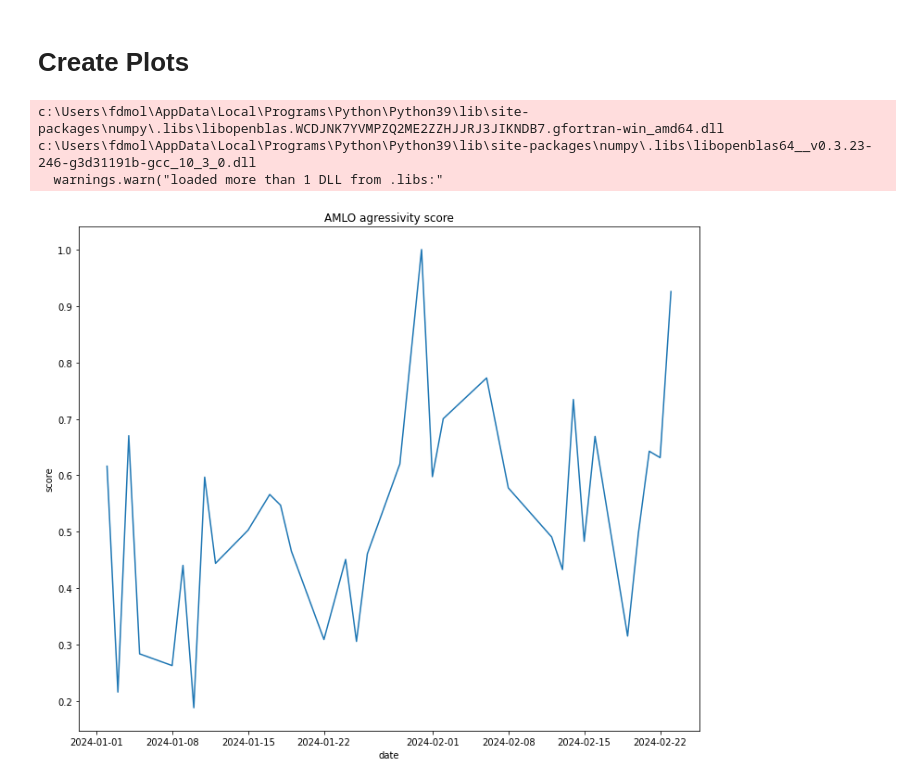
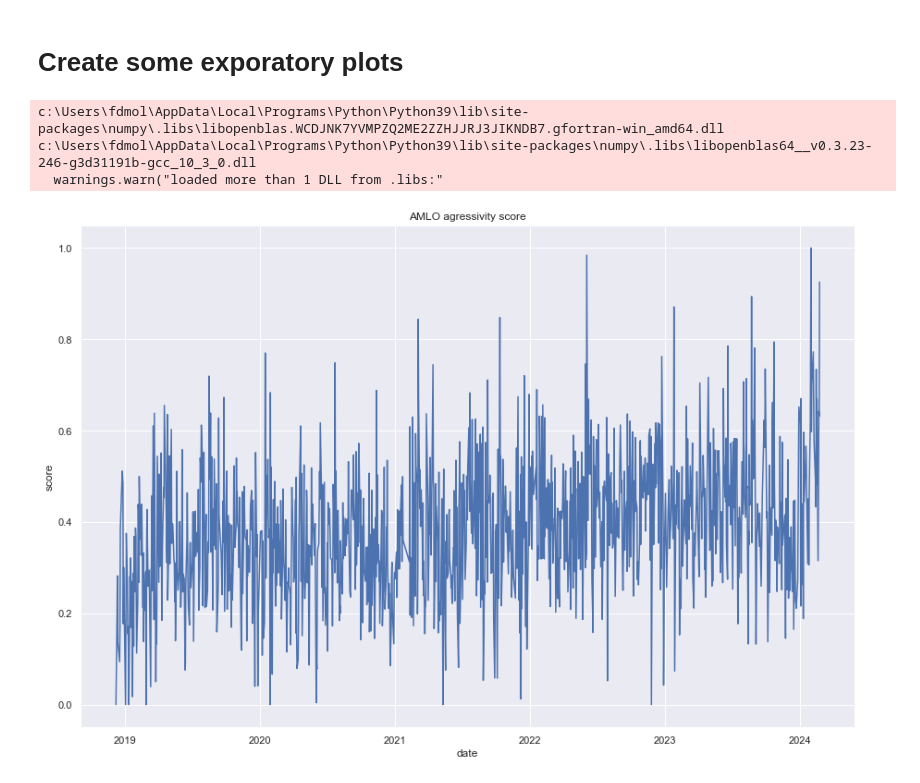
Before and after one commit to FedericoDM/AMLO-NLP, a Jupyter notebook: src/nlp_analyzer/plot.ipynb, the cells around one changed output. Drawn from its saved outputs; the diff is of its cells as text; code cells hidden in the pictures.

```diff
--- a/src/nlp_analyzer/plot.ipynb
+++ b/src/nlp_analyzer/plot.ipynb
@@ -1,5 +1,5 @@
 # %% [markdown]
-# Create Plots
+# Create some exporatory plots
 # %%
 import pandas as pd
 import matplotlib.pyplot as plt
@@ -13,28 +13,28 @@ c:\Users\fdmol\AppData\Local\Programs\Python\Python39\lib\site-packages\numpy\.l
 # %%
 amlo_score = pd.read_csv(
     "C:/Users/fdmol/Desktop/AMLO-NLP/src/data/nnet_agressivity_scores.csv"
 )
 amlo_score.sort_values(by="id", inplace=True)
 
 amlo_score["date"] = pd.to_datetime(amlo_score["id"], format="%Y%m%d")
 
 # amlo_score['week'] = amlo_score['date'].dt.day_name()
 # amlo_score['month'] = amlo_score['date'].dt.month_name()
 # amlo_score['year'] = amlo_score['date'].dt.year
 
 # Filter by date
-amlo_score = amlo_score[(amlo_score["date"] >= "2024-01-01")]
+# amlo_score = amlo_score[(amlo_score["date"] >= "2024-01-01")]
 
 # amlo
 
 # Lineplot score vs date
-
-plt.figure(figsize=(12, 10))
+sns.set_theme()
+plt.figure(figsize=(15, 10))
 sns.lineplot(x="date", y="score", data=amlo_score)
 plt.title("AMLO agressivity score")
 plt.show()
 # %% [output]
-[figure, old version]
+[figure, new version]
 # %%
 # Lineplot num_words vs date
 plt.figure(figsize=(12, 10))
```
Also changed, not shown: parts of 2 cells of this notebook, 1 other file.
